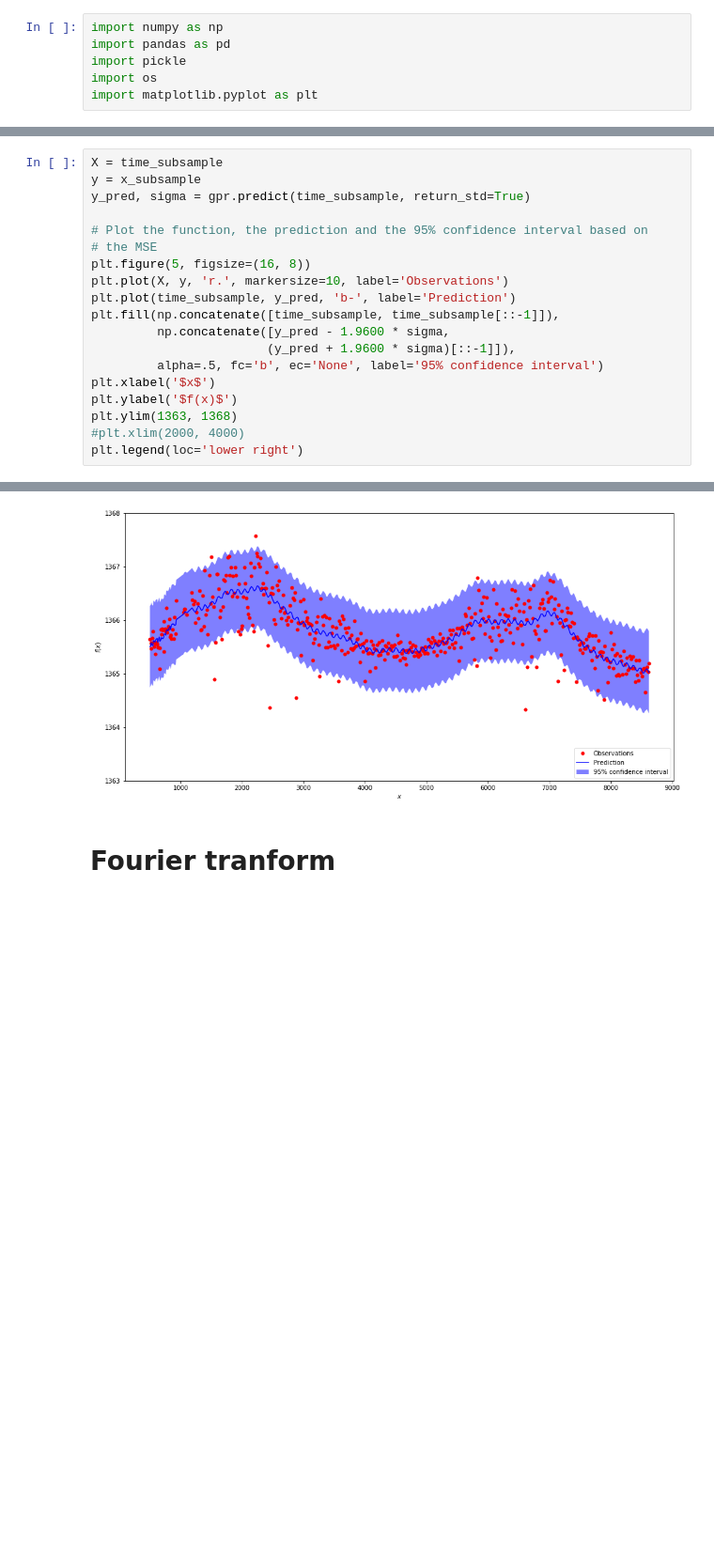
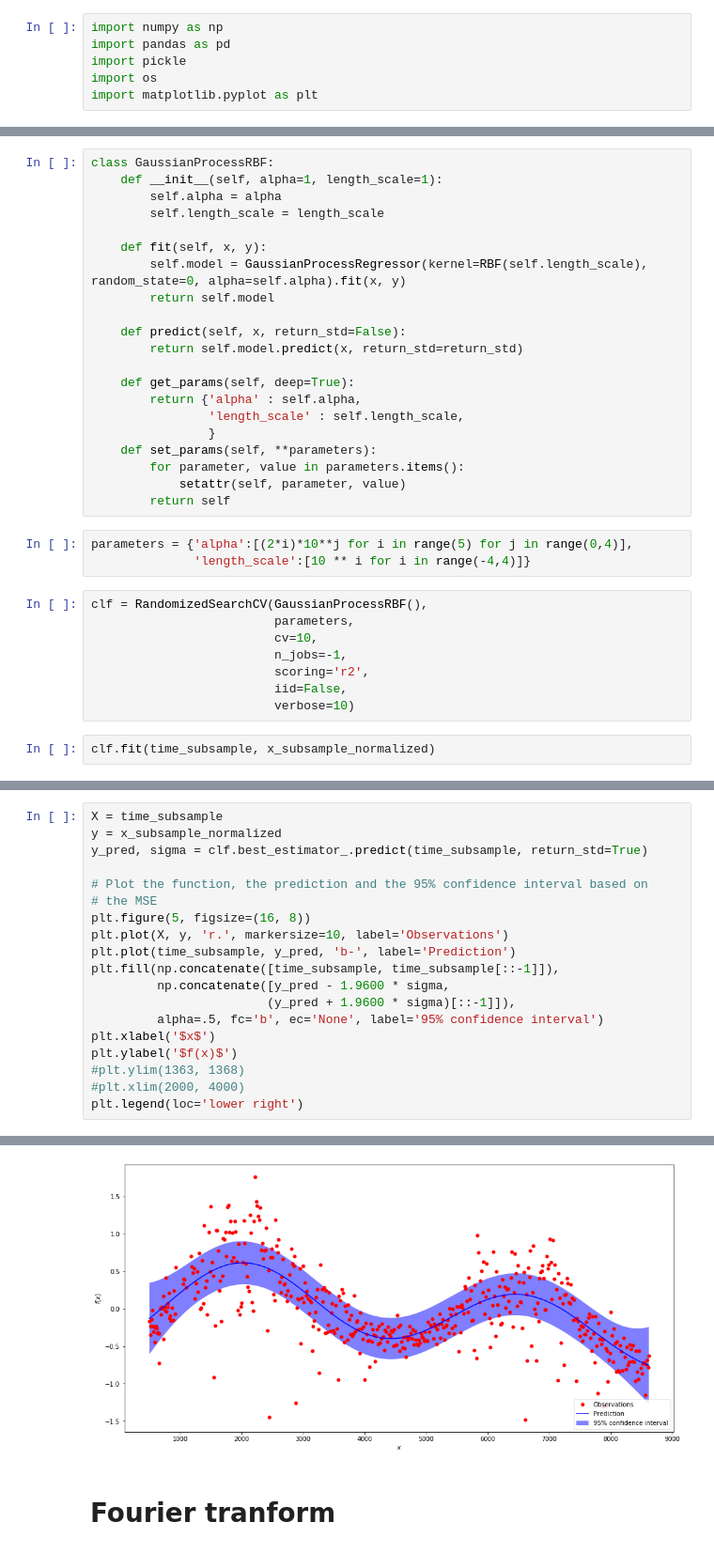
Before and after one commit to roksikonja/dslab_virgo_tsi, a Jupyter notebook: SmoothingFinalResult.ipynb, the cells around one changed output, grey strips where cells are left out. Shown at 94% size. Drawn from its saved outputs; the diff is of its cells as text; blank space fills up the shorter version.

```diff
--- a/SmoothingFinalResult.ipynb
+++ b/SmoothingFinalResult.ipynb
@@ -25,0 +115,34 @@ plt.plot(x.base_signals.t_b_nn, x.final.b_nn_corrected)
+# %%
+class GaussianProcessRBF:
+    def __init__(self, alpha=1, length_scale=1):
+        self.alpha = alpha
+        self.length_scale = length_scale
+
+    def fit(self, x, y):
+        self.model = GaussianProcessRegressor(kernel=RBF(self.length_scale), random_state=0, alpha=self.alpha).fit(x, y)
+        return self.model
+
+    def predict(self, x, return_std=False):
+        return self.model.predict(x, return_std=return_std)
+
+    def get_params(self, deep=True):
+        return {'alpha' : self.alpha,
+                'length_scale' : self.length_scale,
+                }
+    def set_params(self, **parameters):
+        for parameter, value in parameters.items():
+            setattr(self, parameter, value)
+        return self
+# %%
+parameters = {'alpha':[(2*i)*10**j for i in range(5) for j in range(0,4)],
+              'length_scale':[10 ** i for i in range(-4,4)]}
+# %%
+clf = RandomizedSearchCV(GaussianProcessRBF(),
+                         parameters,
+                         cv=10,
+                         n_jobs=-1,
+                         scoring='r2',
+                         iid=False,
+                         verbose=10)
+# %%
+clf.fit(time_subsample, x_subsample_normalized)
@@ -47,25 +182,25 @@ plt.plot(time_subsample, x_subsample, time_subsample, gpr.predict(time_subsample
 # %%
 X = time_subsample
-y = x_subsample
-y_pred, sigma = gpr.predict(time_subsample, return_std=True)
+y = x_subsample_normalized
+y_pred, sigma = clf.best_estimator_.predict(time_subsample, return_std=True)
 
 # Plot the function, the prediction and the 95% confidence interval based on
 # the MSE
 plt.figure(5, figsize=(16, 8))
 plt.plot(X, y, 'r.', markersize=10, label='Observations')
 plt.plot(time_subsample, y_pred, 'b-', label='Prediction')
 plt.fill(np.concatenate([time_subsample, time_subsample[::-1]]),
          np.concatenate([y_pred - 1.9600 * sigma,
                         (y_pred + 1.9600 * sigma)[::-1]]),
          alpha=.5, fc='b', ec='None', label='95% confidence interval')
 plt.xlabel('$x$')
 plt.ylabel('$f(x)$')
-plt.ylim(1363, 1368)
+#plt.ylim(1363, 1368)
 #plt.xlim(2000, 4000)
 plt.legend(loc='lower right')
 # %% [output]
 <matplotlib.legend.Legend at 0x...>
-[figure, old version]
+[figure, new version]
 # %% [markdown]
 # Fourier tranform
 # %%
```
Also changed, not shown: parts of 28 cells of this notebook.
